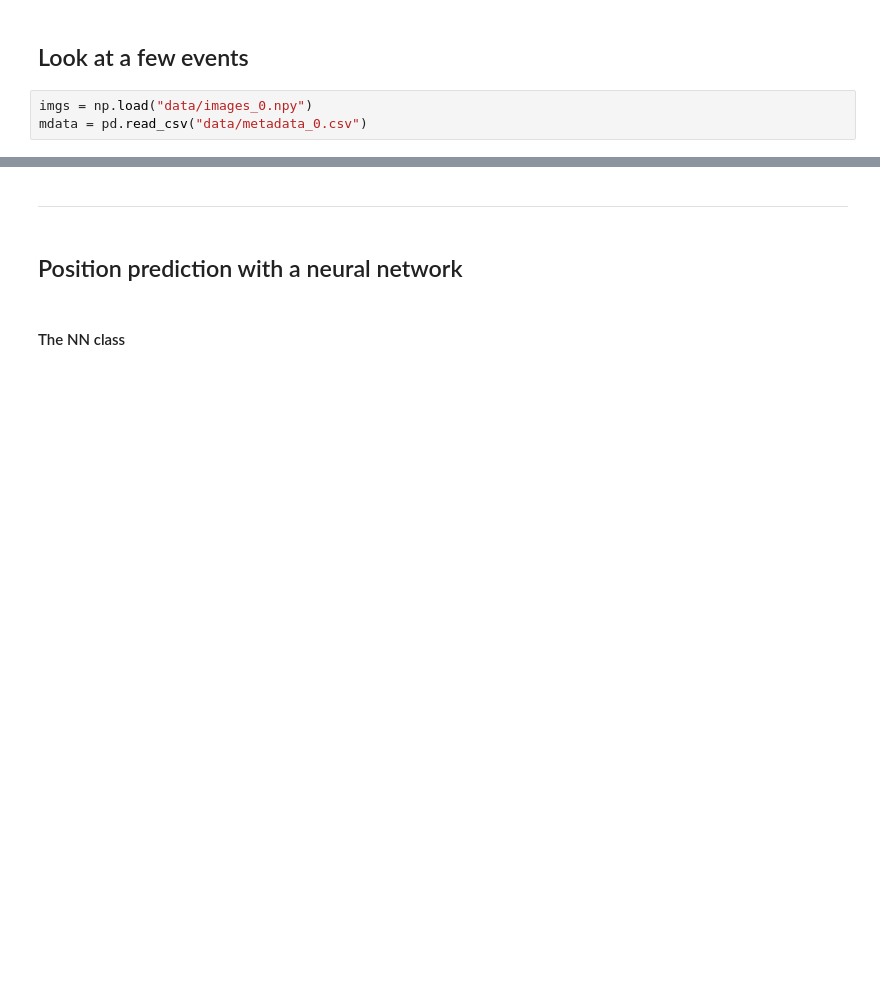
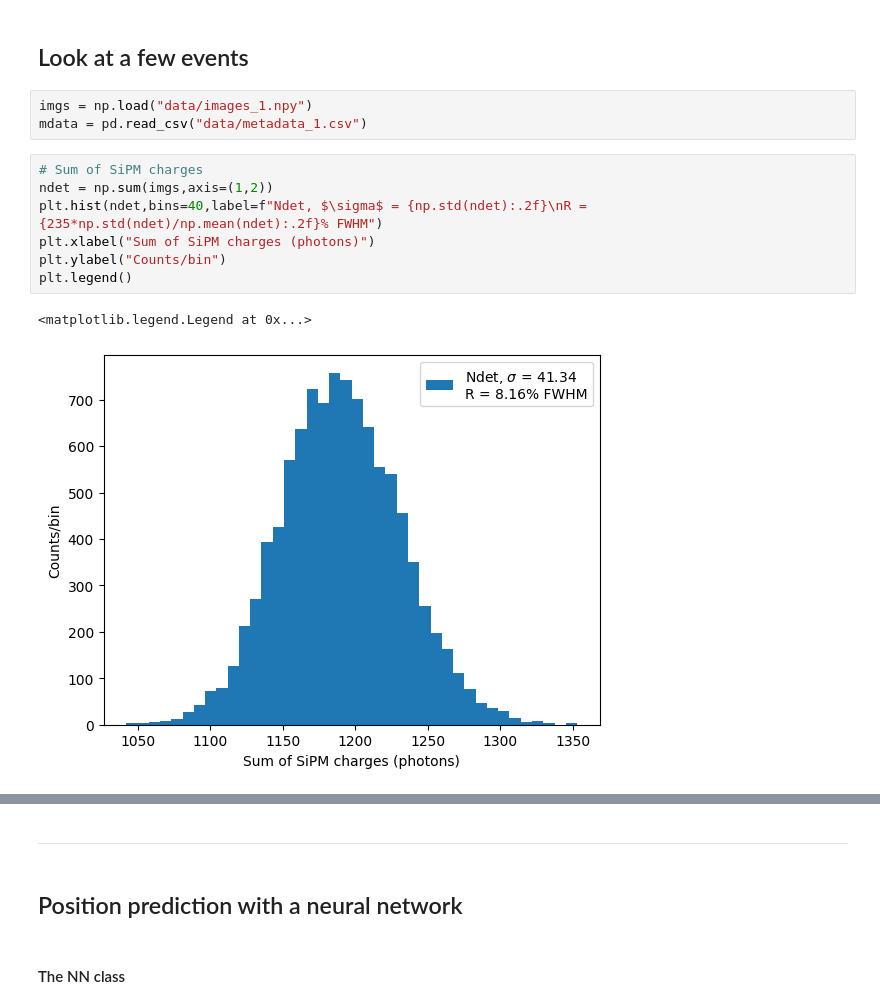
Before and after one commit to jerenner/ANTEANB, a Jupyter notebook: csi_pet/nn_position_prediction.ipynb, the cells around one changed output, grey strips where cells are left out. Saved outputs shown, nothing was run; the diff lists cells and outputs as text; blank space fills up the shorter version.

```diff
--- a/csi_pet/nn_position_prediction.ipynb
+++ b/csi_pet/nn_position_prediction.ipynb
@@ -49,7 +137,17 @@ metadata_99.csv
 # %% [markdown]
 ## Look at a few events
 # %%
-imgs = np.load("data/images_0.npy")
-mdata = pd.read_csv("data/metadata_0.csv")
+imgs = np.load("data/images_1.npy")
+mdata = pd.read_csv("data/metadata_1.csv")
+# %%
+# Sum of SiPM charges
+ndet = np.sum(imgs,axis=(1,2))
+plt.hist(ndet,bins=40,label=f"Ndet, $\sigma$ = {np.std(ndet):.2f}\nR = {235*np.std(ndet)/np.mean(ndet):.2f}% FWHM")
+plt.xlabel("Sum of SiPM charges (photons)")
+plt.ylabel("Counts/bin")
+plt.legend()
+# %% [output]
+<matplotlib.legend.Legend at 0x...>
+[figure, added]
 # %%
 # Pick an event to plot.
```
Also changed, not shown: parts of 13 cells of this notebook.
